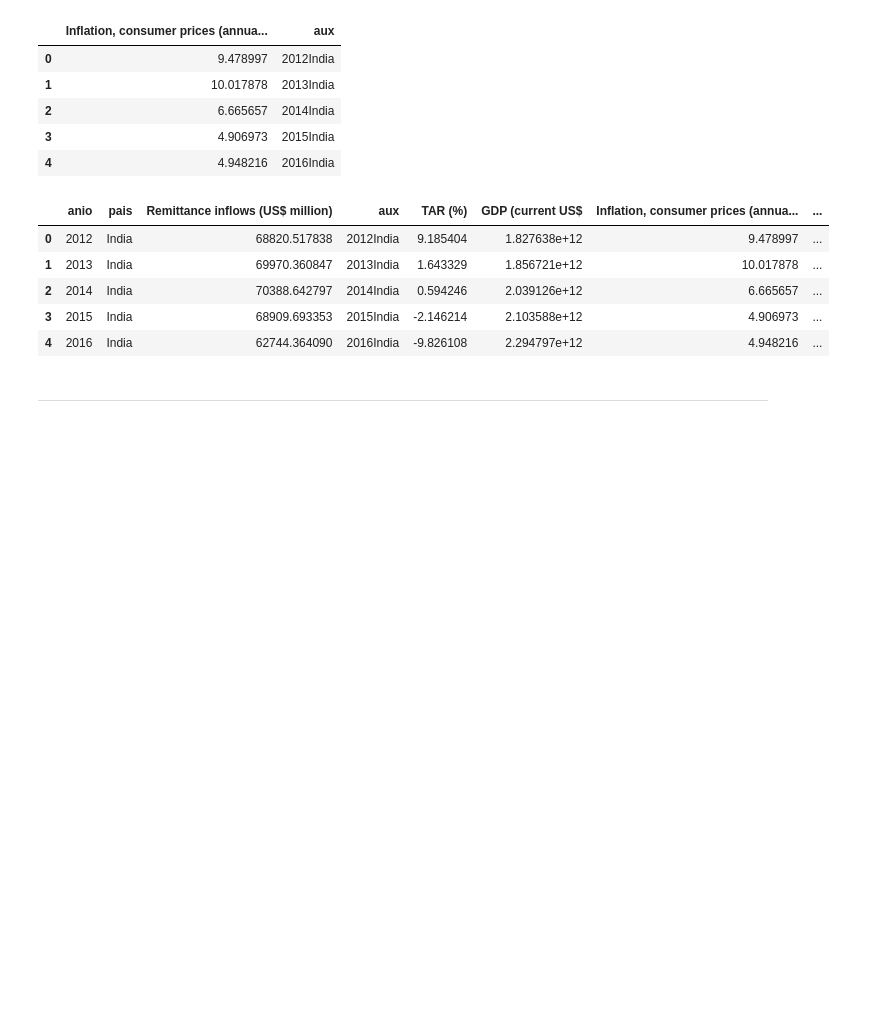
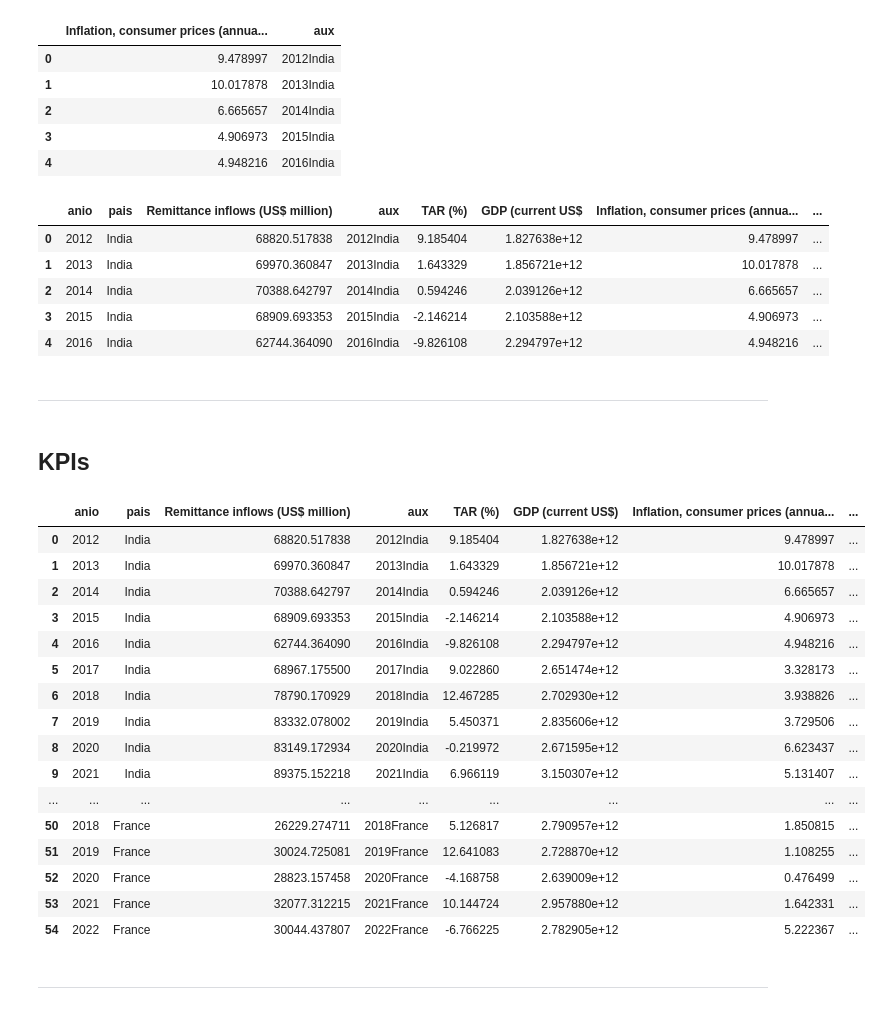
Before and after one commit to cristian-torres-ds/flujos_migratorios_AWS, a Jupyter notebook: uniendo.ipynb, the cells around one changed output. Cells and saved outputs as stored; diff of their text form; code cells hidden in the pictures; blank space fills up the shorter version.

Commit message:
agregado de kpis a tabla de hechos

```diff
--- a/uniendo.ipynb
+++ b/uniendo.ipynb
@@ -273,6 +273,7 @@ df_inflacion_aux.head()
 # %%
 # Concatenamos los datos de PIB con los de Remesas
 df_hechos = pd.merge(df_hechos, df_migraciones_aux, on="aux")
+df_hechos['Net migration'] = df_hechos['Net migration'] * (-1)
 df_hechos.head()
 # %% [output]
 |  | anio | pais | Remittance inflows (US$ million) | aux | TAR (%) | GDP (current US$ | Inflation, consumer prices (annua... | ... |
@@ -281,6 +282,41 @@ df_hechos.head()
 | 2 | 2014 | India | 70388.642797 | 2014India | 0.594246 | 2.039126e+12 | 6.665657 | ... |
 | 3 | 2015 | India | 68909.693353 | 2015India | -2.146214 | 2.103588e+12 | 4.906973 | ... |
 | 4 | 2016 | India | 62744.364090 | 2016India | -9.826108 | 2.294797e+12 | 4.948216 | ... |
+# %% [markdown]
+---
+# %% [markdown]
+## KPIs
+# %%
+# 'Remesa Per Cápita RPC (U$S)'
+df_hechos['Remesa Per Cápita RPC (U$S)'] = df_hechos['Remittance inflows (US$ million)'] / df_hechos['Net migration']
+
+# Índice de Variación de Remesa por Tasa Inflacionaria IVRTI (U$S/%)
+df_hechos['IVRTI'] = df_hechos['Remittance inflows (US$ million)'] / df_hechos['Inflation, consumer prices (annual %)']
+
+# Índice de Variación de Remesa por PBI IVR-PBI (%) = (Volumen U$S Año/PBI) x 100
+df_hechos['IVR-PBI (%)'] = df_hechos['Remittance inflows (US$ million)'] / df_hechos['GDP (current US$']
+# %%
+df_hechos.rename(columns = {'GDP (current US$' : 'GDP (current US$)'}, inplace = True)
+
+df_hechos
+# %% [output]
+|  | anio | pais | Remittance inflows (US$ million) | aux | TAR (%) | GDP (current US$) | Inflation, consumer prices (annua... | ... |
+| 0 | 2012 | India | 68820.517838 | 2012India | 9.185404 | 1.827638e+12 | 9.478997 | ... |
+| 1 | 2013 | India | 69970.360847 | 2013India | 1.643329 | 1.856721e+12 | 10.017878 | ... |
+| 2 | 2014 | India | 70388.642797 | 2014India | 0.594246 | 2.039126e+12 | 6.665657 | ... |
+| 3 | 2015 | India | 68909.693353 | 2015India | -2.146214 | 2.103588e+12 | 4.906973 | ... |
+| 4 | 2016 | India | 62744.364090 | 2016India | -9.826108 | 2.294797e+12 | 4.948216 | ... |
+| 5 | 2017 | India | 68967.175500 | 2017India | 9.022860 | 2.651474e+12 | 3.328173 | ... |
+| 6 | 2018 | India | 78790.170929 | 2018India | 12.467285 | 2.702930e+12 | 3.938826 | ... |
+| 7 | 2019 | India | 83332.078002 | 2019India | 5.450371 | 2.835606e+12 | 3.729506 | ... |
+| 8 | 2020 | India | 83149.172934 | 2020India | -0.219972 | 2.671595e+12 | 6.623437 | ... |
+| 9 | 2021 | India | 89375.152218 | 2021India | 6.966119 | 3.150307e+12 | 5.131407 | ... |
+| ... | ... | ... | ... | ... | ... | ... | ... | ... |
+| 50 | 2018 | France | 26229.274711 | 2018France | 5.126817 | 2.790957e+12 | 1.850815 | ... |
+| 51 | 2019 | France | 30024.725081 | 2019France | 12.641083 | 2.728870e+12 | 1.108255 | ... |
+| 52 | 2020 | France | 28823.157458 | 2020France | -4.168758 | 2.639009e+12 | 0.476499 | ... |
+| 53 | 2021 | France | 32077.312215 | 2021France | 10.144724 | 2.957880e+12 | 1.642331 | ... |
+| 54 | 2022 | France | 30044.437807 | 2022France | -6.766225 | 2.782905e+12 | 5.222367 | ... |
 # %%
 df_hechos.to_csv("tabla_de_hechos.csv", index=False)
 # %% [markdown]
```
Also changed, not shown: 1 other file.
